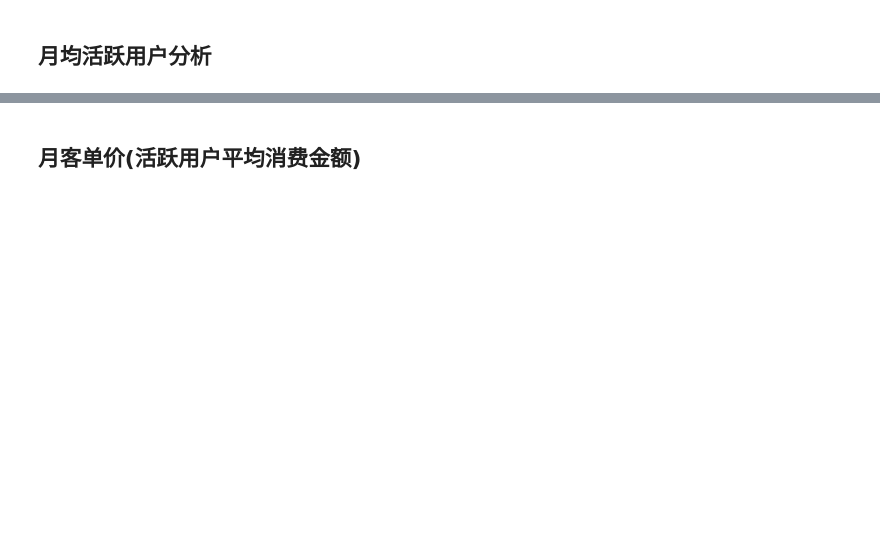
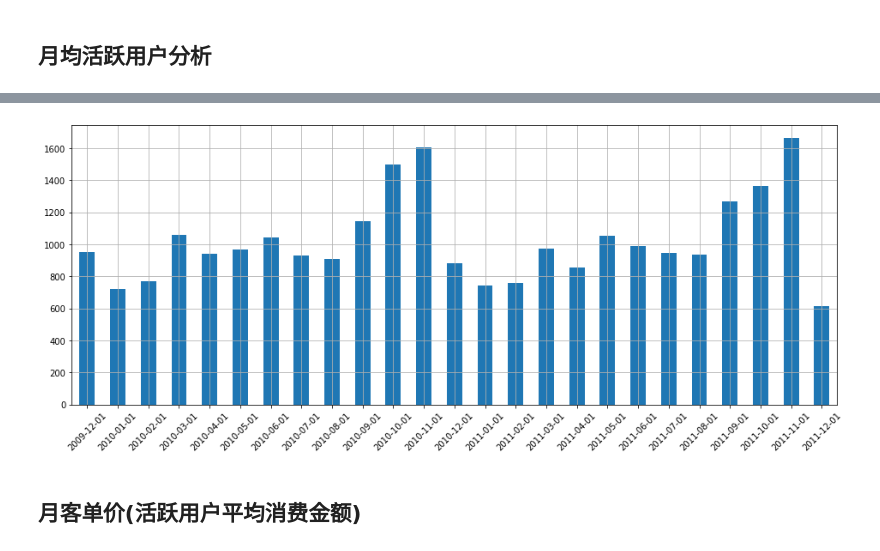
Before and after one commit to JohnChow96927/python-bigdata, a Jupyter notebook: Pandas/day6_220125_常见业务指标计算案例/01-常见业务指标运算.ipynb, the cells around one changed output, grey strips where cells are left out. Cells and saved outputs as stored; diff of their text form; code cells hidden in the pictures; blank space fills up the shorter version.

```diff
--- a/Pandas/day6_220125_常见业务指标计算案例/01-常见业务指标运算.ipynb
+++ b/Pandas/day6_220125_常见业务指标计算案例/01-常见业务指标运算.ipynb
@@ -15,3 +278,6 @@ import matplotlib.pyplot as plt
 ## 月均活跃用户分析
 # %%
 # 将用户ID有缺失的行删除
+mau = retail_data_clean.groupby('购买年月', as_index=False)['用户ID'].nunique()
+mau.columns = ['购买年月', '用户数']
+mau.head()
@@ -18,5 +291,12 @@ import matplotlib.pyplot as plt
 # %%
 # 活跃用户的定义：当月发生购买行为的用户
+# %%
+plt.figure(figsize=(16, 6))
+mau['用户数'].plot(kind = 'bar')
+plt.xticks(range(0, 25), x_label, rotation=45)
+plt.grid(True)
+# %% [output]
+[figure, added]
 # %% [markdown]
 ## 月客单价(活跃用户平均消费金额)
 # %%
```
Also changed, not shown: parts of 44 cells of this notebook, 40 other files.
